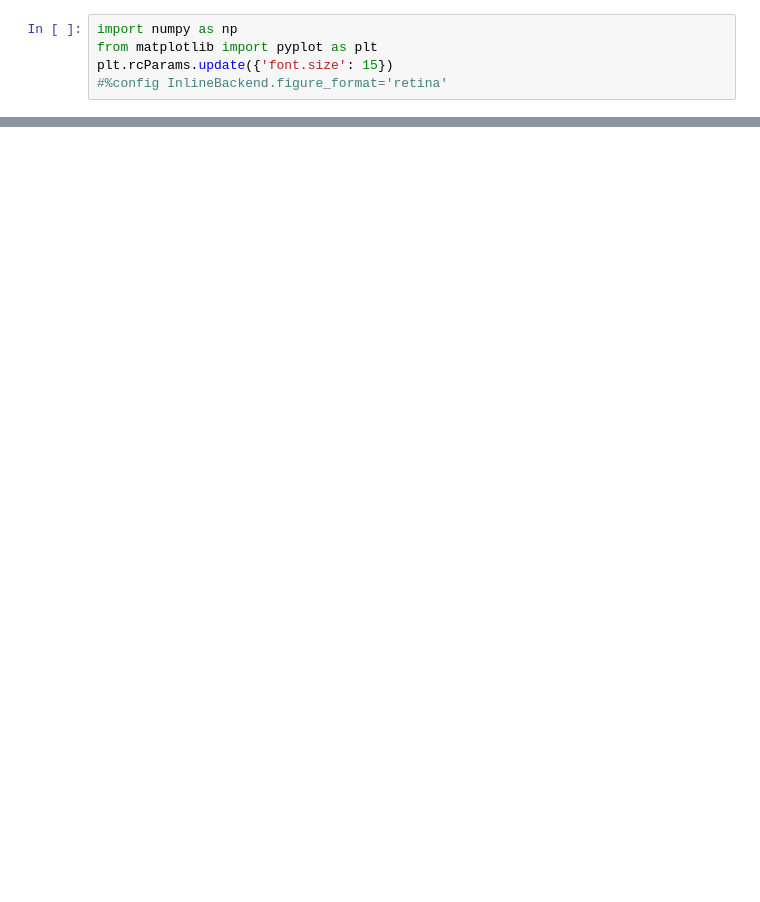
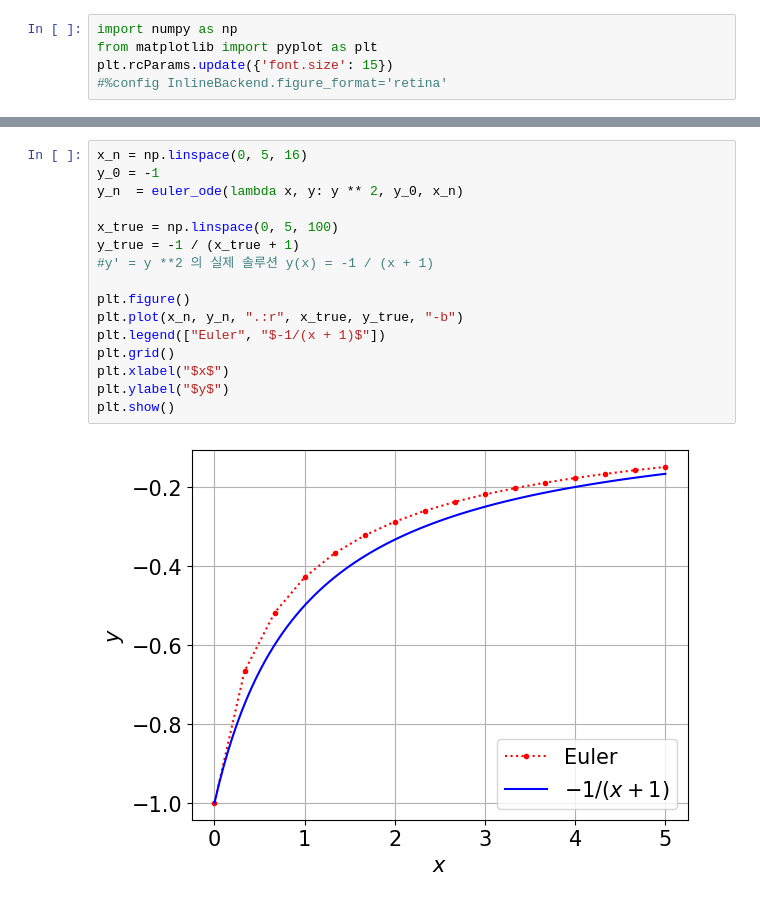
Before and after one commit to La-Folia/Numerical-Analysis, a Jupyter notebook: Integration_of_ODEs/Eulers_method.ipynb, the cells around one changed output, grey strips where cells are left out. Drawn from its saved outputs; the diff is of its cells as text; blank space fills up the shorter version.

```diff
--- a/Integration_of_ODEs/Eulers_method.ipynb
+++ b/Integration_of_ODEs/Eulers_method.ipynb
@@ -54,0 +94,18 @@ plt.show()
+# %%
+x_n = np.linspace(0, 5, 16)
+y_0 = -1
+y_n  = euler_ode(lambda x, y: y ** 2, y_0, x_n)
+
+x_true = np.linspace(0, 5, 100)
+y_true = -1 / (x_true + 1)
+#y' = y **2 의 실제 솔루션 y(x) = -1 / (x + 1)
+
+plt.figure()
+plt.plot(x_n, y_n, ".:r", x_true, y_true, "-b")
+plt.legend(["Euler", "$-1/(x + 1)$"])
+plt.grid()
+plt.xlabel("$x$")
+plt.ylabel("$y$")
+plt.show()
+# %% [output]
+[figure, added]
```
Also changed, not shown: parts of 11 cells of this notebook, 1 other file.
